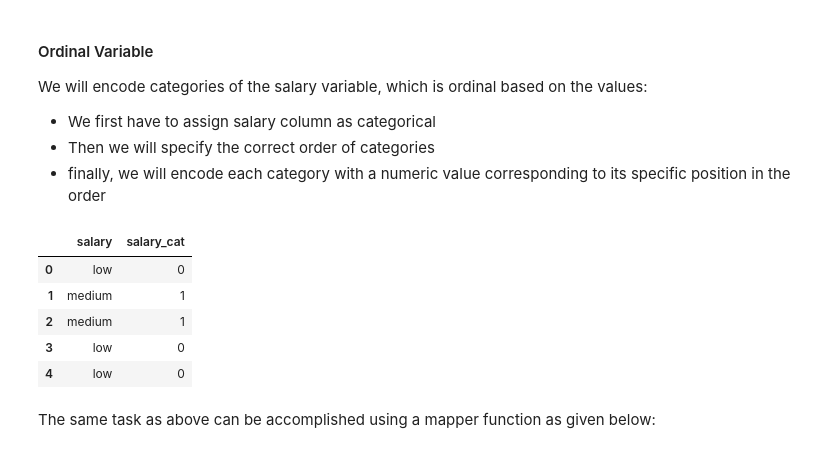
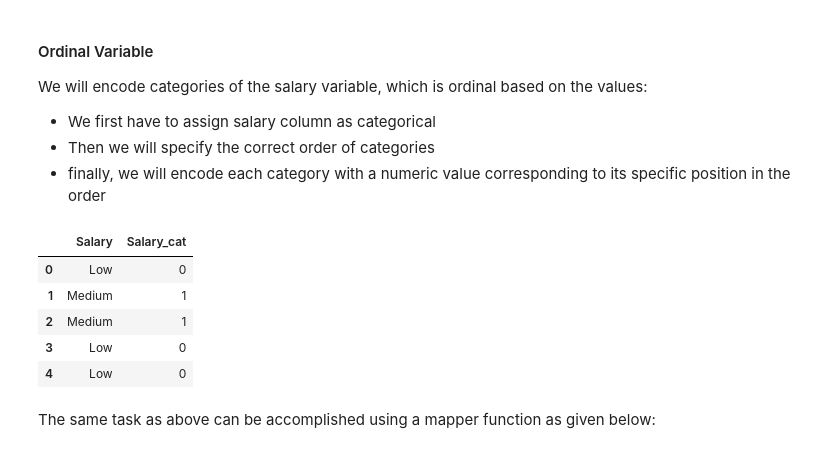
Before and after one commit to sachinkun21/HR-Aanalytics-Predicting-Employe-Churn-Using-Decision-Tree, a Jupyter notebook: HR_Analytics.ipynb, the cells around one changed output. Saved outputs shown, nothing was run; the diff lists cells and outputs as text; code cells hidden in the pictures.

```diff
--- a/HR_Analytics.ipynb
+++ b/HR_Analytics.ipynb
@@ -58,6 +128,8 @@ from matplotlib import pyplot as plt
 from matplotlib import style
 
 # Reading "turnover.csv" file and saving it in a DataFrame
-df = pd.read_csv("turnover.csv")
+df = pd.read_csv("/content/drive/My Drive/DataScience/Employee_HR.csv")
+
+# printing top 5 rows of DataFrame
 df.head()
 # %% [output]
@@ -98,0 +193,2 @@ memory usage: 1.1+ MB
+# %%
+df = df.drop('EmpId', axis = 1)
@@ -98,0 +216,13 @@ memory usage: 1.1+ MB
+# %%
+# Function to Salary into 3 categories Low,Medium and High Respectively
+
+def Salary_Cat(Salary):
+  if Salary<40000:
+    return "Low"
+  elif Salary>=40000 and Salary<100000:
+    return "Medium"
+  elif Salary >=100000:
+    return "High"
+  else:
+    return 0
+Salary_Cat(40000)
@@ -98,0 +231,11 @@ memory usage: 1.1+ MB
+# %%
+df['Salary']=df['Salary_INR'].map(Salary_Cat)
+
+#Dropping the Numerical Salary Column
+df = df.drop('Salary_INR', axis = 1)
+
+
+# Printing the unique values of the "salary" column
+print("\n")
+print("Unique values of the salary")
+print(df.Salary.unique())
@@ -147,23 +274,23 @@ We will encode categories of the salary variable, which is ordinal based on the
 - finally, we will encode each category with a numeric value corresponding to its specific position in the order
 # %%
 # Changing the type of the "salary" column to categorical
-df.salary = df.salary.astype('category')
+df.Salary = df.Salary.astype('category')
 
 # Providing the correct order of categories
-df.salary = df.salary.cat.reorder_categories(['low', 'medium','high'])
+df.Salary = df.Salary.cat.reorder_categories(['Low', 'Medium','High'])
 
 # Encoding categories with integer values
-df['salary_cat'] = df.salary.cat.codes
+df['Salary_cat'] = df.Salary.cat.codes
 
 # Printing the Numerical ordering corresponing to each category
-df[['salary','salary_cat']].head()
+df[['Salary','Salary_cat']].head()
 # %% [output]
-|  | salary | salary_cat |
-| 0 | low | 0 |
-| 1 | medium | 1 |
-| 2 | medium | 1 |
-| 3 | low | 0 |
-| 4 | low | 0 |
+|  | Salary | Salary_cat |
+| 0 | Low | 0 |
+| 1 | Medium | 1 |
+| 2 | Medium | 1 |
+| 3 | Low | 0 |
+| 4 | Low | 0 |
 # %% [markdown]
 The same task as above can be accomplished using a mapper function as given below:
 # %%
```
Also changed, not shown: parts of 66 cells of this notebook.
